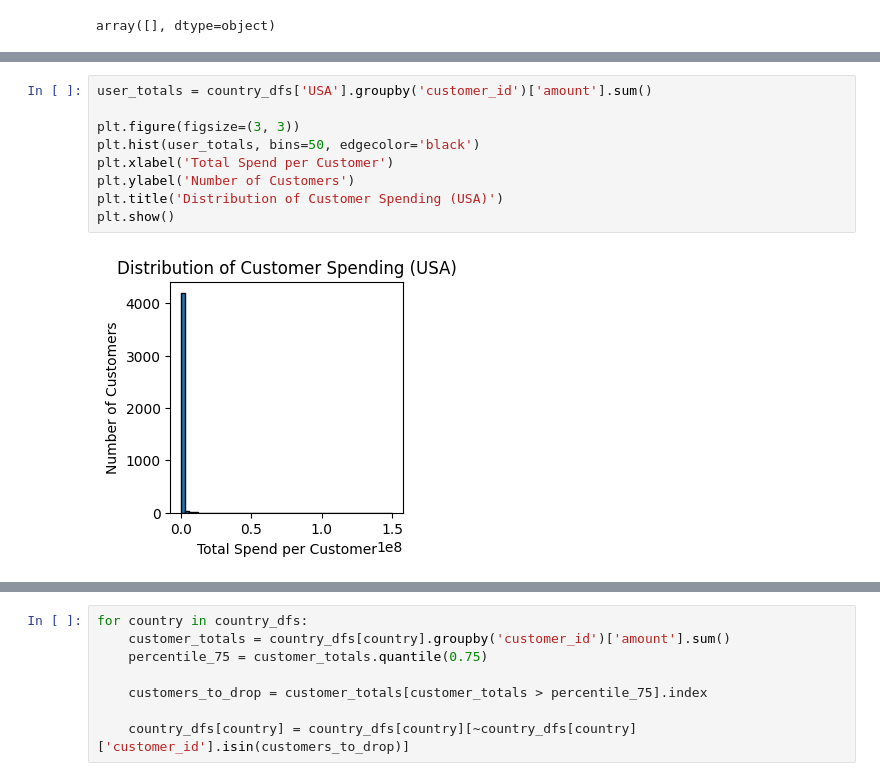
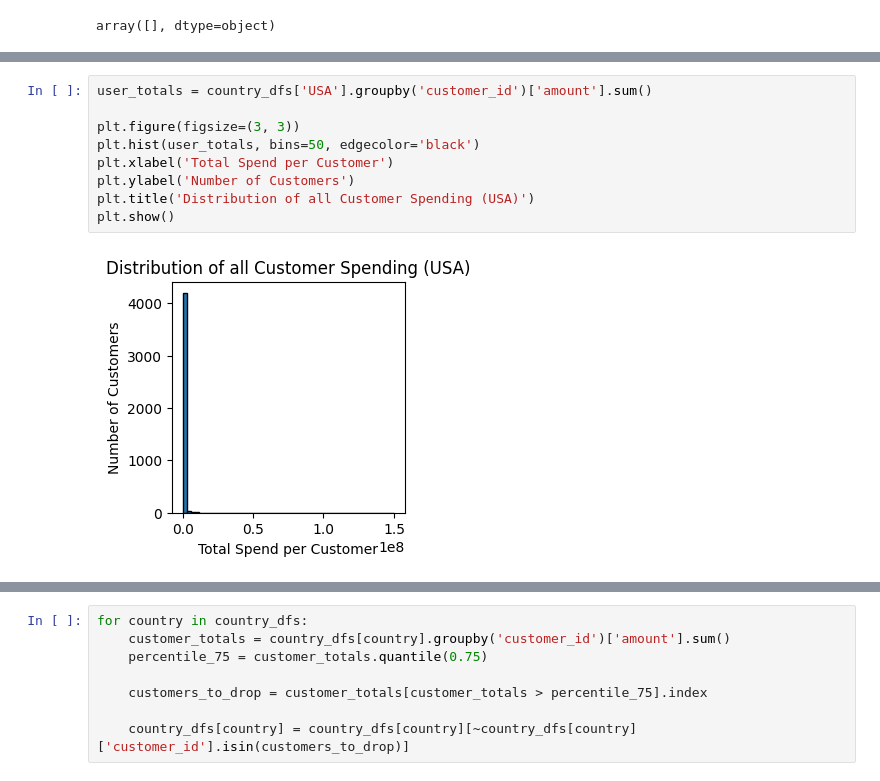
Before and after one commit to jeelfaldu7/Smart-Budget-Planner-Benchmarking-Forecasting-Engine, a Jupyter notebook: Data-Science/November_Code_Jam_DS.ipynb, the cells around one changed output, grey strips where cells are left out. Cells and saved outputs as stored; diff of their text form.

```diff
--- a/Data-Science/November_Code_Jam_DS.ipynb
+++ b/Data-Science/November_Code_Jam_DS.ipynb
@@ -577,11 +592,11 @@ dtype: float64
 # %%
 user_totals = country_dfs['USA'].groupby('customer_id')['amount'].sum()
 
 plt.figure(figsize=(3, 3))
 plt.hist(user_totals, bins=50, edgecolor='black')
 plt.xlabel('Total Spend per Customer')
 plt.ylabel('Number of Customers')
-plt.title('Distribution of Customer Spending (USA)')
+plt.title('Distribution of all Customer Spending (USA)')
 plt.show()
 # %% [output]
-[figure, old version]
+[figure, new version]
```
Also changed, not shown: parts of 26 cells of this notebook.
